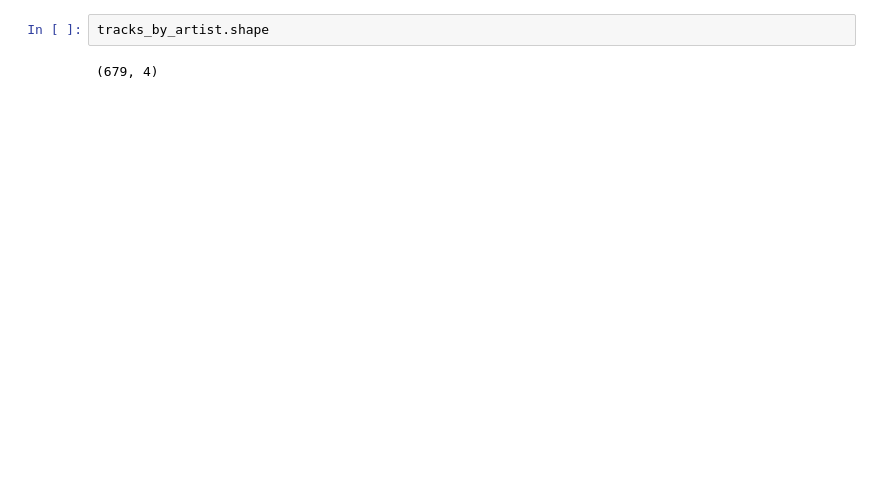
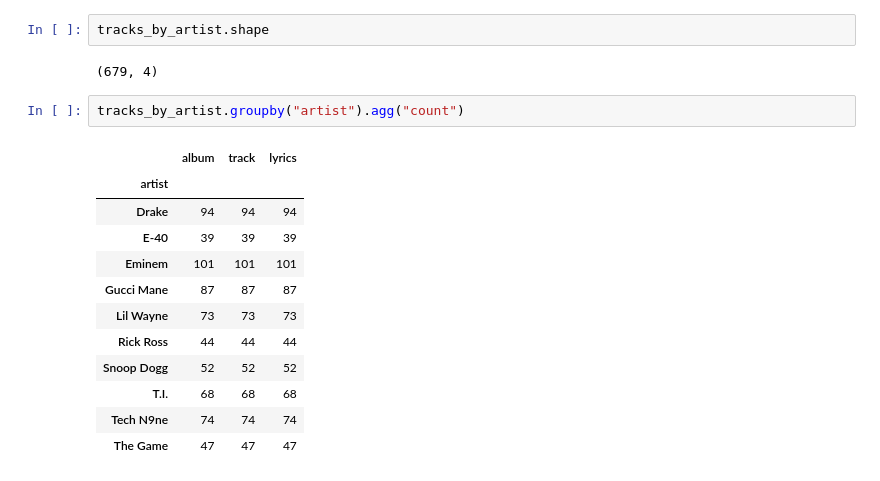
Before and after one commit to tpgmartin/rap_song_and_artists_analysis, a Jupyter notebook: Plot Total Number of Valid Tracks by Artist.ipynb, the cells around one changed output. Cells and saved outputs as stored; diff of their text form; blank space fills up the shorter version.

```diff
--- a/Plot Total Number of Valid Tracks by Artist.ipynb
+++ b/Plot Total Number of Valid Tracks by Artist.ipynb
@@ -30,3 +33,18 @@ sns.barplot(ax=ax, x="artist", y="track", data=total_tracks_by_artist)
 tracks_by_artist.shape
 # %% [output]
 (679, 4)
+# %%
+tracks_by_artist.groupby("artist").agg("count")
+# %% [output]
+|  | album | track | lyrics |
+| artist |  |  |  |
+| Drake | 94 | 94 | 94 |
+| E-40 | 39 | 39 | 39 |
+| Eminem | 101 | 101 | 101 |
+| Gucci Mane | 87 | 87 | 87 |
+| Lil Wayne | 73 | 73 | 73 |
+| Rick Ross | 44 | 44 | 44 |
+| Snoop Dogg | 52 | 52 | 52 |
+| T.I. | 68 | 68 | 68 |
+| Tech N9ne | 74 | 74 | 74 |
+| The Game | 47 | 47 | 47 |
```
Also changed, not shown: parts of 1 cell of this notebook, 3 other files.
